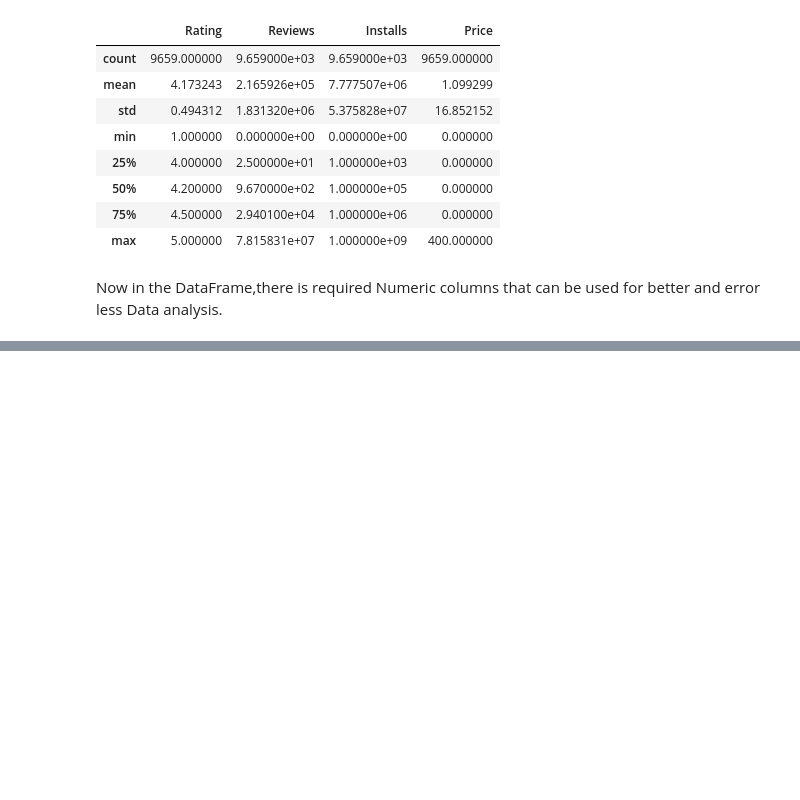
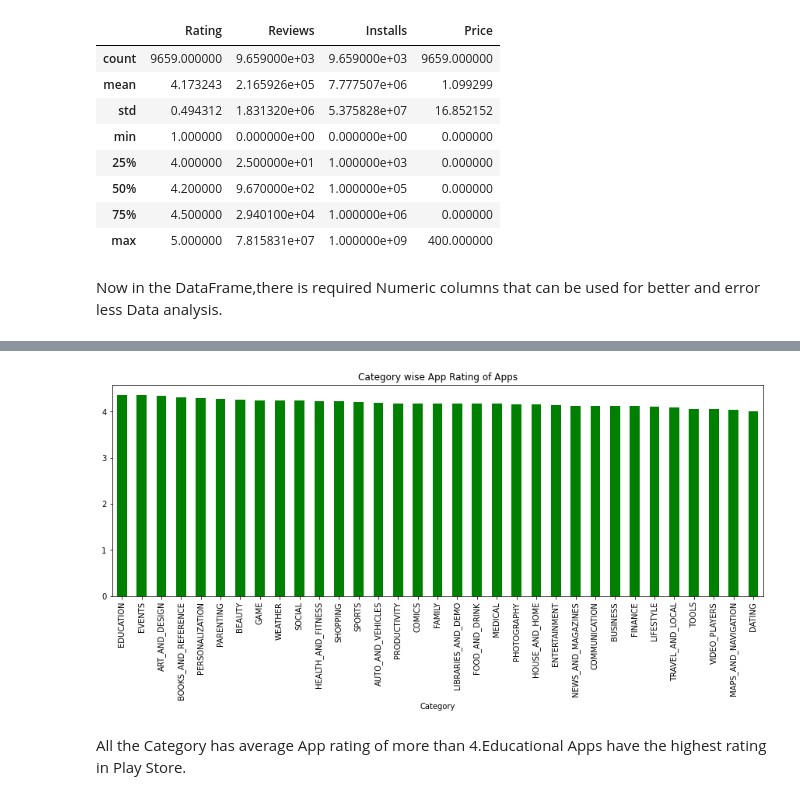
Before and after one commit to sarojsahu123/EDA-on-Play-Store-App-Review, a Jupyter notebook: Play_Store_App_Review_Analysis_Capstone_Project_Solution.ipynb, the cells around one changed output, grey strips where cells are left out. Saved outputs shown, nothing was run; the diff lists cells and outputs as text; code cells hidden in the pictures; blank space fills up the shorter version.

```diff
--- a/Play_Store_App_Review_Analysis_Capstone_Project_Solution.ipynb
+++ b/Play_Store_App_Review_Analysis_Capstone_Project_Solution.ipynb
@@ -299,0 +444,3 @@ Now in the DataFrame,there is required Numeric columns that can be used for bett
+# %%
+app_category_rating=df.groupby('Category')['Rating'].mean().sort_values(ascending=False)
+app_category_rating
@@ -299,0 +465,7 @@ Now in the DataFrame,there is required Numeric columns that can be used for bett
+# %%
+app_category_rating.plot(kind='bar',color='g',linewidth=0.3)
+plt.title('Category wise App Rating of Apps');
+# %% [output]
+[figure, added]
+# %% [markdown]
+All the Category has average App rating of more than 4.Educational Apps have the highest rating in Play Store.
```
Also changed, not shown: parts of 20 cells of this notebook.
